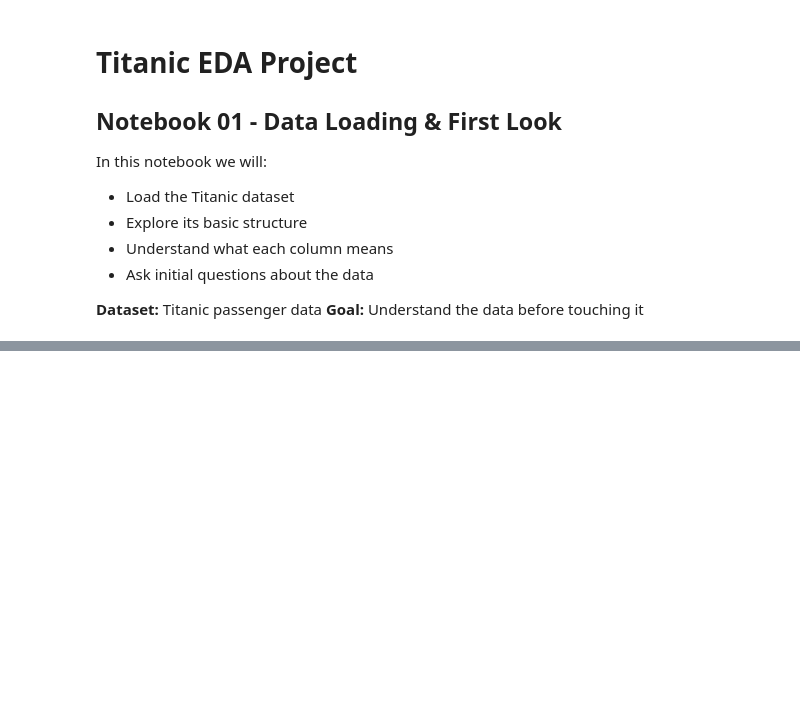
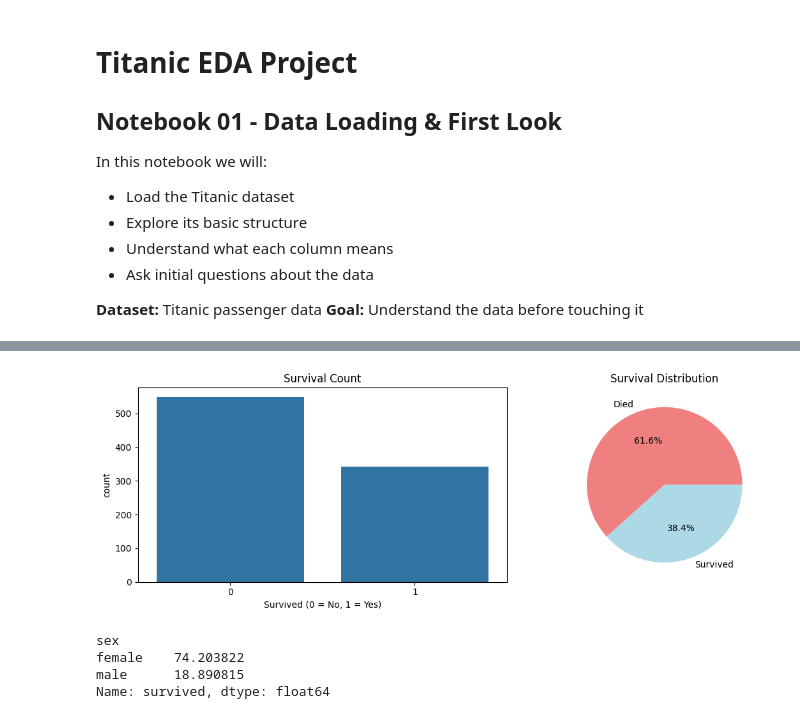
Before and after one commit to Anurag-Singh2004/eda-titanic, a Jupyter notebook: notebooks/01_eda_titanic.ipynb, the cells around one changed output, grey strips where cells are left out. Cells and saved outputs as stored; diff of their text form; code cells hidden in the pictures; blank space fills up the shorter version.

Commit message:
add EDA: survival analysis by gender and class

```diff
--- a/notebooks/01_eda_titanic.ipynb
+++ b/notebooks/01_eda_titanic.ipynb
@@ -66,0 +56,26 @@ plt.show()
+# %%
+fig, axes = plt.subplots(1,2, figsize=(12,4))
+
+# Plot 1 - raw counts
+sns.countplot(data=df, x='survived', ax=axes[0])
+axes[0].set_title('Survival Count')
+axes[0].set_xlabel('Survived (0 = No, 1 = Yes)')
+
+# Plot 2 - pie chart for percentages
+axes[1].pie(df['survived'].value_counts(),
+            labels=['Died', 'Survived'],
+            autopct='%1.1f%%',
+            colors=['lightcoral', 'lightblue'])
+axes[1].set_title('Survival Distribution')
+plt.tight_layout()
+plt.savefig('../outputs/02_survival_distribution.png')
+plt.show()
+# %% [output]
+[figure, added]
+# %%
+df.groupby('sex')['survived'].mean()*100
+# %% [output]
+sex
+female    74.203822
+male      18.890815
+Name: survived, dtype: float64
```
Also changed, not shown: parts of 6 cells of this notebook, 3 other files.
